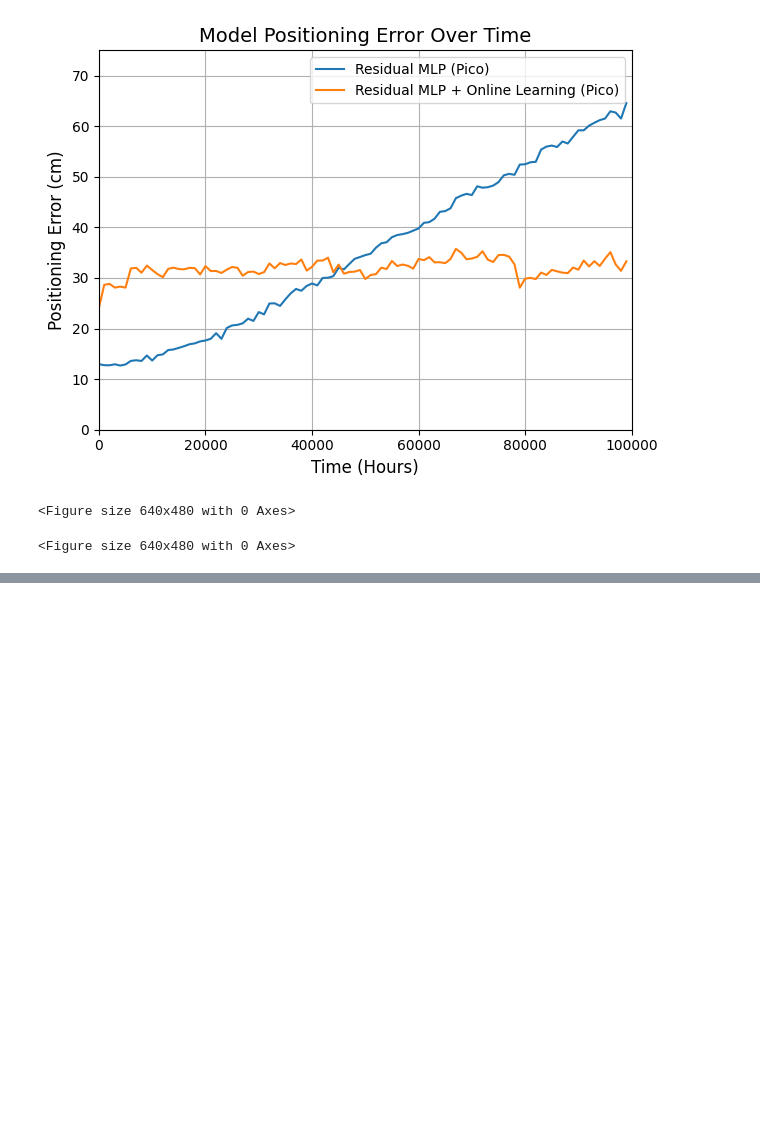
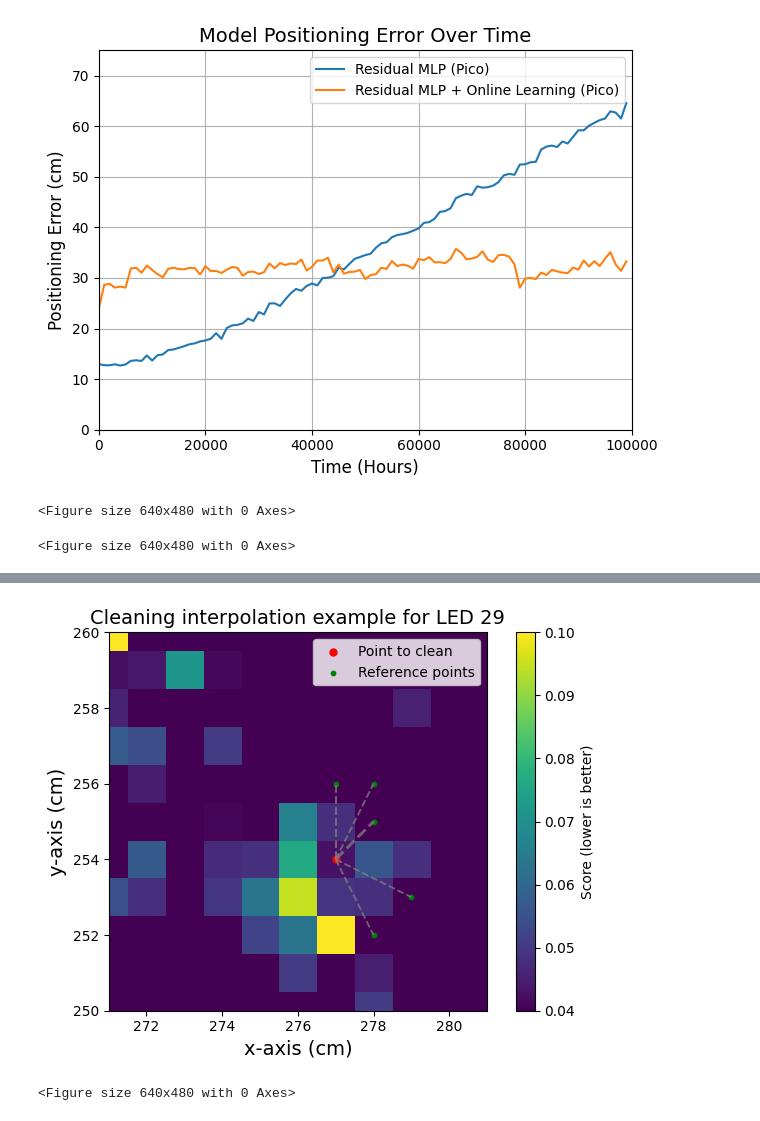
Before and after one commit to einstein8612/VLP, a Jupyter notebook: graphs.ipynb, the cells around one changed output, grey strips where cells are left out. Cells and saved outputs as stored; diff of their text form; code cells hidden in the pictures; blank space fills up the shorter version.

```diff
--- a/graphs.ipynb
+++ b/graphs.ipynb
@@ -128,0 +151,67 @@ plt.clf()
+# %%
+from dataset.clean import generate_score_matrix
+
+score_matrix = generate_score_matrix(raw_data, 2, 0)
+best_score_idx = score_matrix.argmin(axis=3)  # shape (y, x, led)
+best_scores = np.take_along_axis(score_matrix, best_score_idx[..., np.newaxis], axis=3).squeeze(axis=3) # ...
+best_data = np.take_along_axis(raw_data, best_score_idx[..., np.newaxis], axis=3).squeeze(axis=3) # ...
+
+best_data[:, :, 29]
+
+img = plt.imshow(score_matrix.min(axis=3)[:, :, 29], origin='lower', interpolation='nearest', vmin=0.04, vmax=0.1)
+# Scatter the points score_matrix.min(axis=3)[:, :, 29] < 0.04
+# plt.scatter(np.where(score_matrix.min(axis=3)[:, :, 29] > 0.04)[1], np.where(score_matrix.min(axis=3)[:, :, 29] > 0.04)[0], color='red', s=1, label='Bad Points')
+plt.xlabel("x-axis (cm)", fontsize=14)
+plt.ylabel("y-axis (cm)", fontsize=14)
+
+
+x_target, y_target = 277, 254
+plt.scatter(x_target, y_target, color='red', s=25, label='Point to clean')
+
+# Reference points
+ref_points = [
+    (278, 256),
+    (277, 256),
+    (278, 255),
+    (279, 253),
+    (278, 252)
+]
+
+# Plot reference points and connecting lines
+for x_ref, y_ref in ref_points:
+    dist = np.hypot(x_ref - x_target, y_ref - y_target)
+    weight = 1 / (dist + 1e-5)  # avoid div by zero
+    linewidth = 3 * weight
+
+    plt.scatter(x_ref, y_ref, color='green', s=10, label='Reference points' if x_ref == 278 and y_ref == 256 else "")
+    plt.plot([x_target, x_ref], [y_target, y_ref], color='gray', linestyle='--', linewidth=linewidth, alpha=0.75)
+
+plt.xlim(271, 281)
+plt.ylim(250, 260)
+
+plt.legend()
+plt.title('Cleaning interpolation example for LED 29', fontsize=14)
+plt.colorbar(img, label='Score (lower is better)')
+plt.tight_layout()
+plt.gca().set_aspect('equal')
+plt.savefig('generated_figures/cleaning_interpolation_example.pdf')
+# %% [output]
+[figure, added]
+# %%
+def plot_heatmap_poster(data, title, filename):
+    plt.imshow(data, origin='lower', interpolation='nearest')
+    # plt.title(title)
+    plt.xlabel("x-axis (cm)", fontsize=14)
+    plt.ylabel("y-axis (cm)", fontsize=14)
+    plt.colorbar()
+    plt.xlim(0, 121)
+    plt.ylim(0, 121)
+    plt.tight_layout()
+    plt.savefig(f'generated_figures/{filename}')
+    plt.clf()
+
+plot_heatmap_poster(raw_led_7, "Raw Data for LED 7", 'poster_raw_led_7.pdf')
+plot_heatmap_poster(old_led_7, "Baseline Cleaned Data for LED 7 (LAMBERTIAN-MEAN)", 'poster_old_led_7.pdf')
+plot_heatmap_poster(cleaned_led_7, "Cleaned Data for LED 7 (LAMBERTIAN-IDW)", 'poster_cleaned_led_7.pdf')
+# %% [output]
+<Figure size 640x480 with 0 Axes>
```
Also changed, not shown: parts of 9 cells of this notebook.
